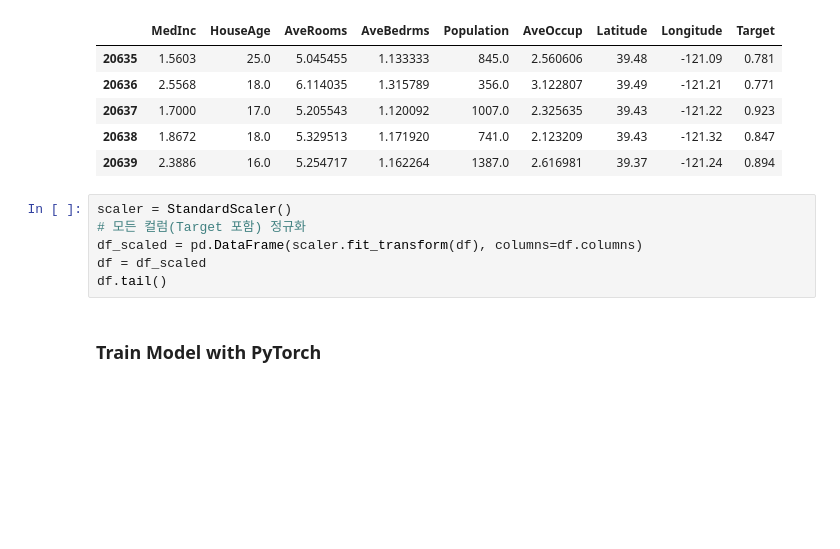
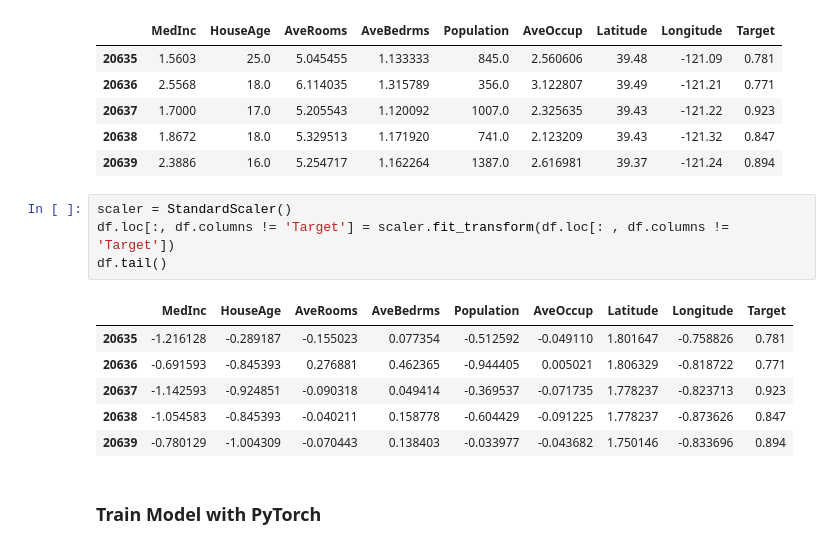
Before and after one commit to dhkang8828/ML-AI_Study, a Jupyter notebook: Lecture_Pythorch/Part12_AdamOptimizer/Chap12_01_AdamOptimizer.ipynb, the cells around one changed output. Cells and saved outputs as stored; diff of their text form; blank space fills up the shorter version.

```diff
--- a/Lecture_Pythorch/Part12_AdamOptimizer/Chap12_01_AdamOptimizer.ipynb
+++ b/Lecture_Pythorch/Part12_AdamOptimizer/Chap12_01_AdamOptimizer.ipynb
@@ -25,10 +25,15 @@ df.tail()
 | 20639 | 2.3886 | 16.0 | 5.254717 | 1.162264 | 1387.0 | 2.616981 | 39.37 | -121.24 | 0.894 |
 # %%
 scaler = StandardScaler()
-# 모든 컬럼(Target 포함) 정규화
-df_scaled = pd.DataFrame(scaler.fit_transform(df), columns=df.columns)
-df = df_scaled
+df.loc[:, df.columns != 'Target'] = scaler.fit_transform(df.loc[: , df.columns != 'Target'])
 df.tail()
+# %% [output]
+|  | MedInc | HouseAge | AveRooms | AveBedrms | Population | AveOccup | Latitude | Longitude | Target |
+| 20635 | -1.216128 | -0.289187 | -0.155023 | 0.077354 | -0.512592 | -0.049110 | 1.801647 | -0.758826 | 0.781 |
+| 20636 | -0.691593 | -0.845393 | 0.276881 | 0.462365 | -0.944405 | 0.005021 | 1.806329 | -0.818722 | 0.771 |
+| 20637 | -1.142593 | -0.924851 | -0.090318 | 0.049414 | -0.369537 | -0.071735 | 1.778237 | -0.823713 | 0.923 |
+| 20638 | -1.054583 | -0.845393 | -0.040211 | 0.158778 | -0.604429 | -0.091225 | 1.778237 | -0.873626 | 0.847 |
+| 20639 | -0.780129 | -1.004309 | -0.070443 | 0.138403 | -0.033977 | -0.043682 | 1.750146 | -0.833696 | 0.894 |
 # %% [markdown]
 ### Train Model with PyTorch
 # %%
```
Also changed, not shown: parts of 3 cells of this notebook, 1 other file.
